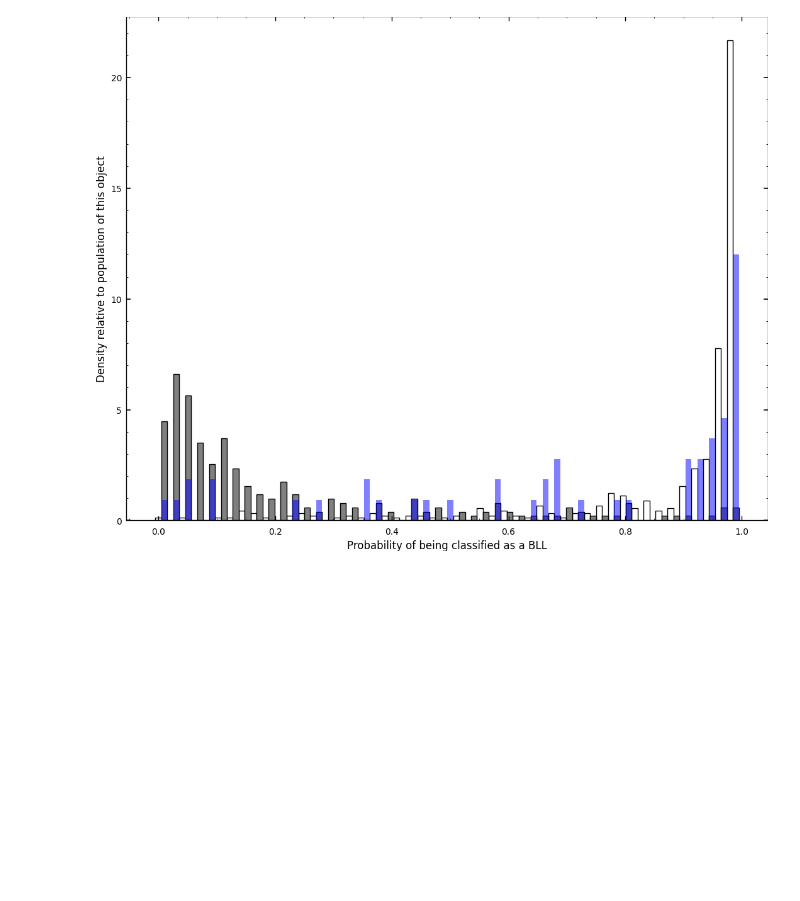
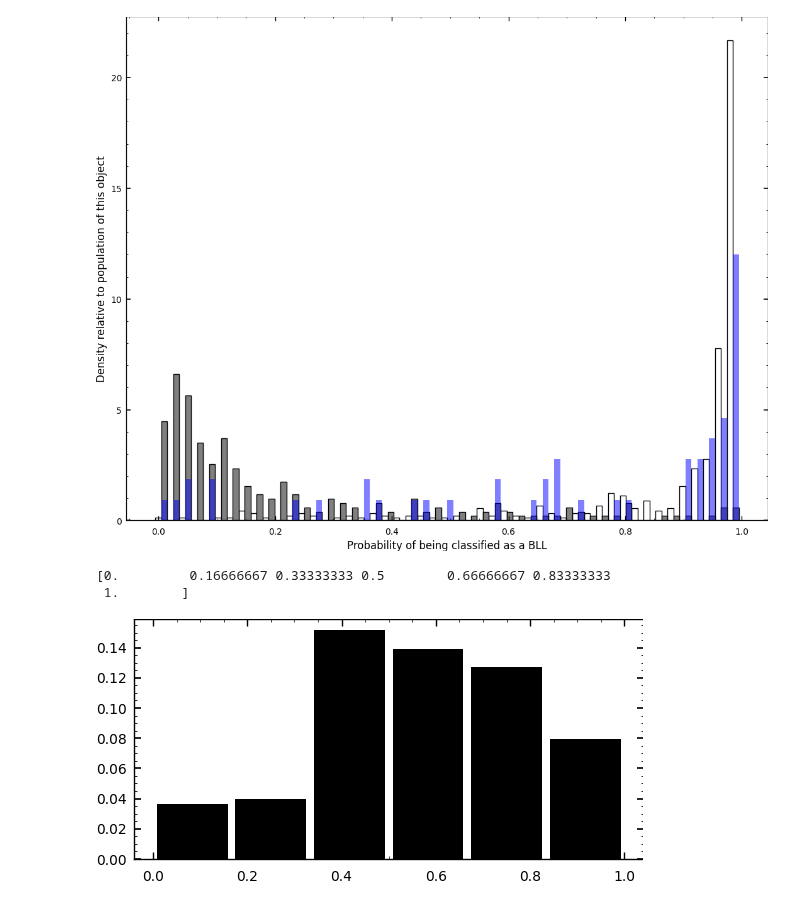
Before and after one commit to IoanPJ/Final_year_project_IMPJ, a Jupyter notebook: ML/separability_of_variables.ipynb, the cells around one changed output. Drawn from its saved outputs; the diff is of its cells as text; code cells hidden in the pictures; blank space fills up the shorter version.

```diff
--- a/ML/separability_of_variables.ipynb
+++ b/ML/separability_of_variables.ipynb
@@ -463,3 +461,40 @@ ax.set_xlabel('Probability of being classified as a BLL',fontsize=12)
 # %% [output]
 Text(0.5, 0, 'Probability of being classified as a BLL')
 [figure]
+# %%
+n_bins=6
+
+cutoffs = np.zeros(n_bins+1)
+for i in range(0,n_bins+1):
+    cutoffs[i] = i*(1/(n_bins))
+
+midvals = np.zeros(n_bins)
+
+for i in range(0,len(midvals)):
+    midvals[i] = (cutoffs[i]+cutoffs[i+1])/2
+
+
+print(cutoffs)
+
+hist = pd.DataFrame(np.zeros((n_bins,4)),columns=['blls','fsrqs','rdgs','rdg_frac'])
+
+for i in range(0,n_bins):
+    for k in range(0,len(bllprobs)):
+        if bllprobs[k] >= cutoffs[i] and bllprobs[k] < cutoffs[i+1]:
+            hist['blls'][i] +=1
+    for k in range(0,len(fsrqprobs)):
+        if fsrqprobs[k] >= cutoffs[i] and fsrqprobs[k] < cutoffs[i+1]:
+            hist['fsrqs'][i] +=1
+    for k in range(0,len(rdgprobs)):
+        if rdgprobs[k] >= cutoffs[i] and rdgprobs[k] < cutoffs[i+1]:
+            hist['rdgs'][i] +=1
+
+    hist['rdg_frac'] = hist['rdgs']/(hist['blls']+hist['fsrqs'])
+
+hist['xs'] = midvals
+plt.bar(midvals,hist['rdg_frac'],width=0.9*(1/n_bins))
+plt.show()
+# %% [output]
+[0.         0.16666667 0.33333333 0.5        0.66666667 0.83333333
+ 1.        ]
+[figure, added]
```
Also changed, not shown: parts of 2 cells of this notebook, 26 other files.
